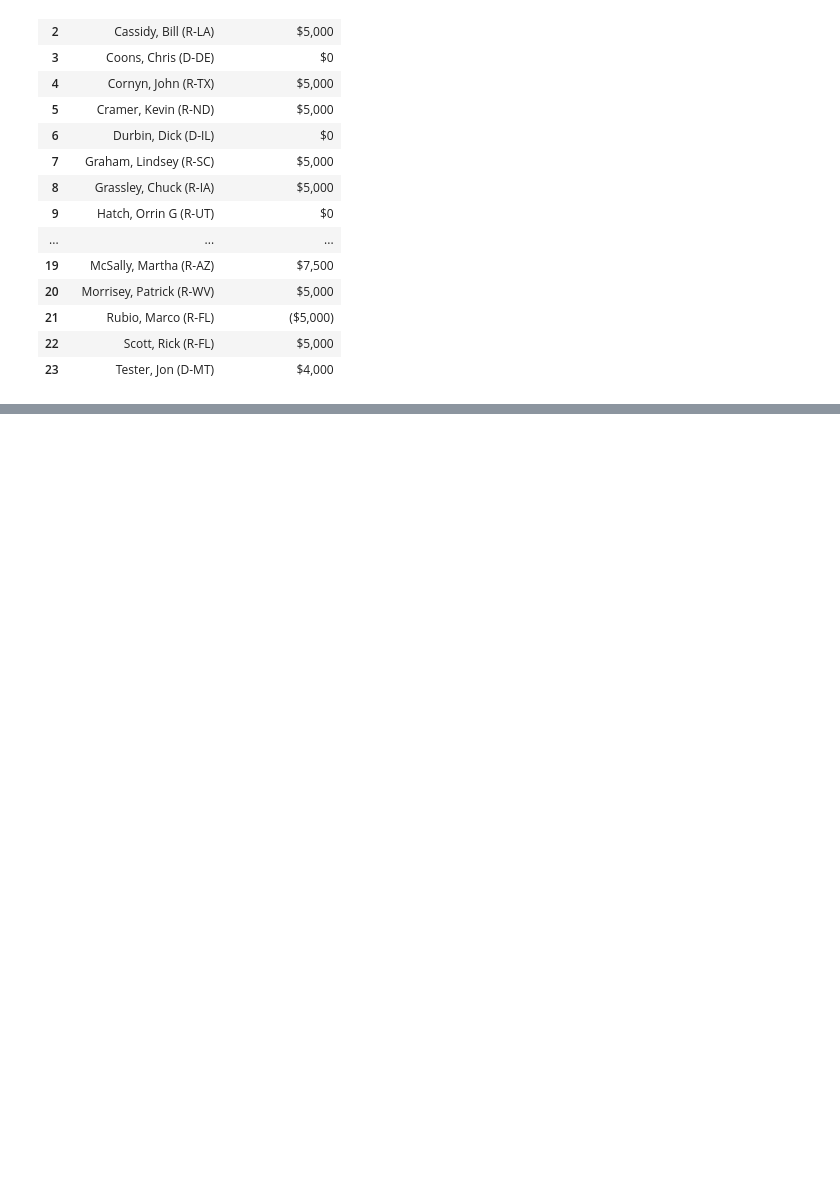
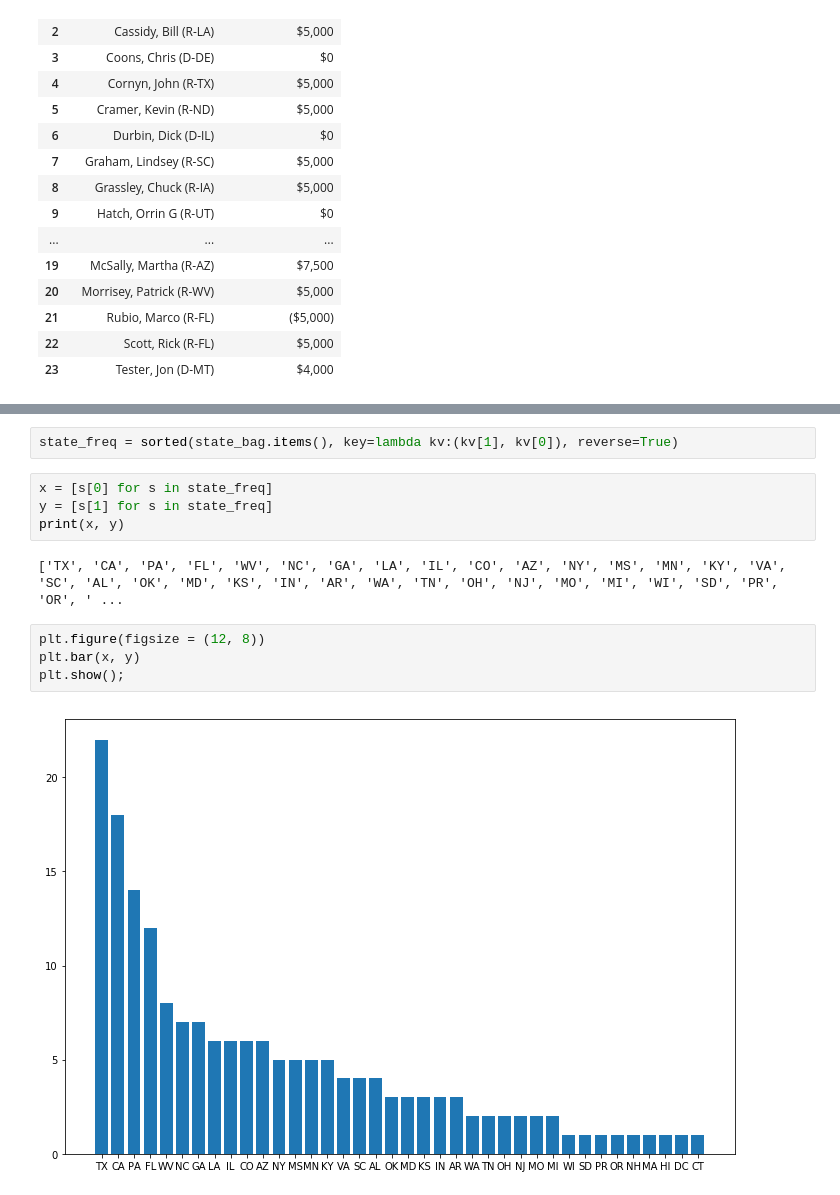
Before and after one commit to EricMa206/Module3Project, a Jupyter notebook: Project 3 Congress.ipynb, the cells around one changed output, grey strips where cells are left out. Saved outputs shown, nothing was run; the diff lists cells and outputs as text; blank space fills up the shorter version.

```diff
--- a/Project 3 Congress.ipynb
+++ b/Project 3 Congress.ipynb
@@ -579,0 +693,14 @@ senate_2018_geo_df
+# %%
+state_freq = sorted(state_bag.items(), key=lambda kv:(kv[1], kv[0]), reverse=True)
+# %%
+x = [s[0] for s in state_freq]
+y = [s[1] for s in state_freq]
+print(x, y)
+# %% [output]
+['TX', 'CA', 'PA', 'FL', 'WV', 'NC', 'GA', 'LA', 'IL', 'CO', 'AZ', 'NY', 'MS', 'MN', 'KY', 'VA', 'SC', 'AL', 'OK', 'MD', 'KS', 'IN', 'AR', 'WA', 'TN', 'OH', 'NJ', 'MO', 'MI', 'WI', 'SD', 'PR', 'OR', ' ...
+# %%
+plt.figure(figsize = (12, 8))
+plt.bar(x, y)
+plt.show();
+# %% [output]
+[figure, added]
```
Also changed, not shown: parts of 16 cells of this notebook, 1 other file.
